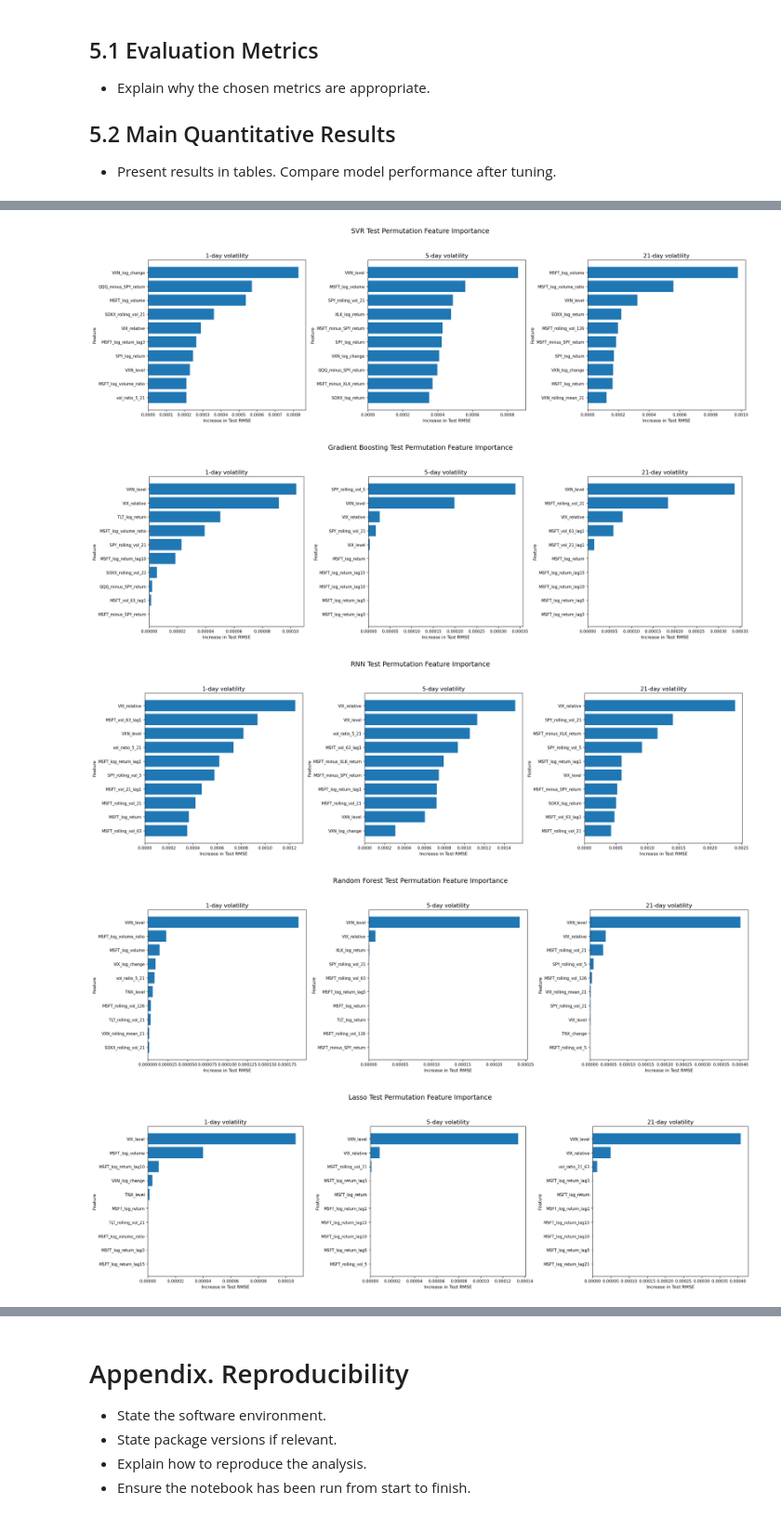
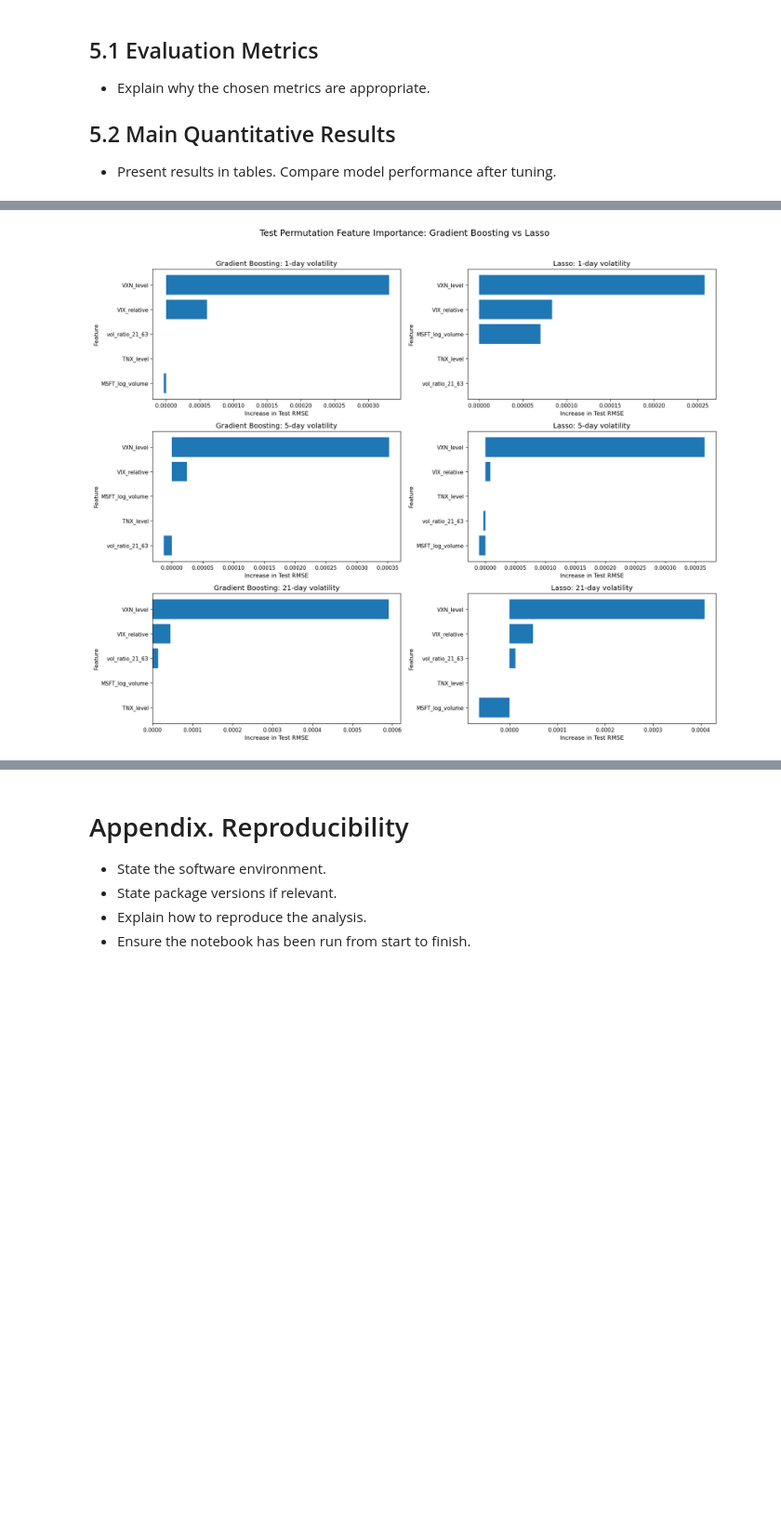
Before and after one commit to Emmaxustar/msft-volatility-prediction, a Jupyter notebook: CFRM521_project_final (1).ipynb, the cells around one changed output, grey strips where cells are left out. Shown at 93% size. Cells and saved outputs as stored; diff of their text form; code cells hidden in the pictures; blank space fills up the shorter version.

```diff
--- a/CFRM521_project_final (1).ipynb
+++ b/CFRM521_project_final (1).ipynb
@@ -2417,70 +2071,20 @@ lasso_test_residuals = plot_combined_residuals(
 # %%
 # Test Visualization Results
 # Permutation Feature Importance Plots
 
-# SVR
-svr_test_feature_importance = plot_combined_permutation_importance(
-    models=best_svr_models,
+test_importance = plot_importance_side_by_side(
+    left_models=best_gb_models,
+    right_models=best_lasso_models,
     targets=test_targets_only,
-    X_scaled=X_test_scaled,
-    feature_cols=feature_cols,
-    model_name="SVR",
-    top_n=10,
+    X_test_final=X_test_scaled,
+    final_feature_cols=top5_features,
+    left_model_name="Gradient Boosting",
+    right_model_name="Lasso",
+    top_n=5,
     dataset_name="Test"
 )
-
-# Gradient Boosting
-gb_test_feature_importance = plot_combined_permutation_importance(
-    models=best_gb_models,
-    targets=test_targets_only,
-    X_scaled=X_test_scaled,
-    feature_cols=feature_cols,
-    model_name="Gradient Boosting",
-    top_n=10,
-    dataset_name="Test"
-)
-
-# RNN
-rnn_test_feature_importance = plot_combined_rnn_permutation_importance(
-    models=best_rnn_models,
-    targets=rnn_test_targets,
-    X_train_scaled=X_train_scaled,
-    X_valid_scaled=X_valid_scaled,
-    X_test_scaled=X_test_scaled,
-    best_rnn_validation_table=best_rnn_validation_table,
-    feature_cols=feature_cols,
-    top_n=10,
-    n_repeats=10,
-    dataset_name="Test"
-)
-
-# Random Forest
-rf_test_feature_importance = plot_combined_permutation_importance(
-    models=best_rf_models,
-    targets=test_targets_only,
-    X_scaled=X_test_scaled,
-    feature_cols=feature_cols,
-    model_name="Random Forest",
-    top_n=10,
-    dataset_name="Test"
-)
-
-# Lasso
-lasso_test_feature_importance = plot_combined_permutation_importance(
-    models=best_lasso_models,
-    targets=test_targets_only,
-    X_scaled=X_test_scaled,
-    feature_cols=feature_cols,
-    model_name="Lasso",
-    top_n=10,
-    dataset_name="Test"
-)
 # %% [output]
-[figure, old version]
+[figure, new version]
-[figure, removed]
-[figure, removed]
-[figure, removed]
-[figure, removed]
 # %% [markdown]
 # 6. Discussions and Conclusions
 
```
Also changed, not shown: parts of 21 cells of this notebook.
